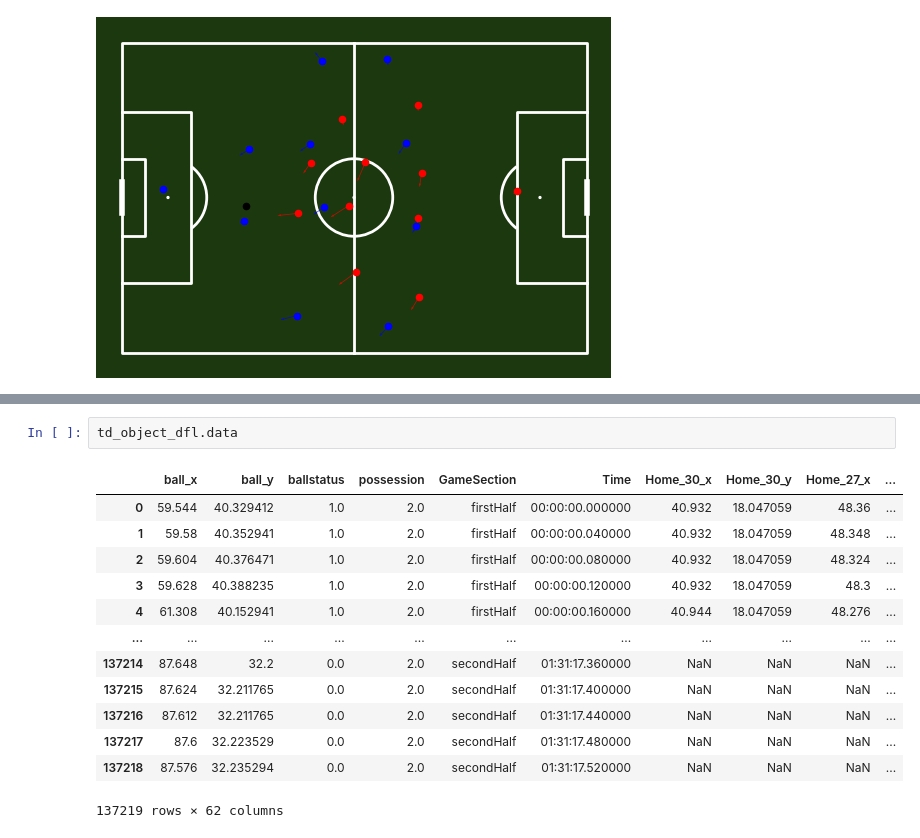
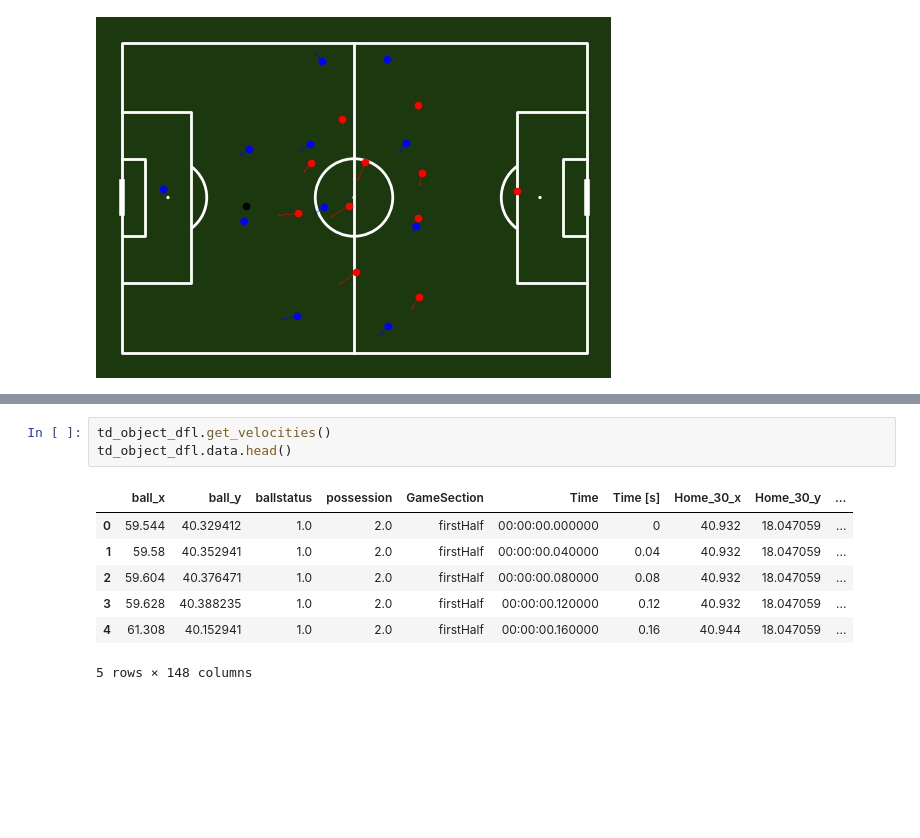
Before and after one commit to DavidB1999/My_Football_Analytics, a Jupyter notebook: Position_data/tracking_data.ipynb, the cells around one changed output, grey strips where cells are left out. Saved outputs shown, nothing was run; the diff lists cells and outputs as text; blank space fills up the shorter version.

Commit message:
debugging tracking data and pitch control

```diff
--- a/Position_data/tracking_data.ipynb
+++ b/Position_data/tracking_data.ipynb
@@ -94,16 +100,11 @@ tracking_data object of dfl of shape (137219, 62).
 # %%
-td_object_dfl.data
+td_object_dfl.get_velocities()
+td_object_dfl.data.head()
 # %% [output]
-|  | ball_x | ball_y | ballstatus | possession | GameSection | Time | Home_30_x | Home_30_y | Home_27_x | ... |
-| 0 | 59.544 | 40.329412 | 1.0 | 2.0 | firstHalf | 00:00:00.000000 | 40.932 | 18.047059 | 48.36 | ... |
-| 1 | 59.58 | 40.352941 | 1.0 | 2.0 | firstHalf | 00:00:00.040000 | 40.932 | 18.047059 | 48.348 | ... |
-| 2 | 59.604 | 40.376471 | 1.0 | 2.0 | firstHalf | 00:00:00.080000 | 40.932 | 18.047059 | 48.324 | ... |
-| 3 | 59.628 | 40.388235 | 1.0 | 2.0 | firstHalf | 00:00:00.120000 | 40.932 | 18.047059 | 48.3 | ... |
-| 4 | 61.308 | 40.152941 | 1.0 | 2.0 | firstHalf | 00:00:00.160000 | 40.944 | 18.047059 | 48.276 | ... |
-| ... | ... | ... | ... | ... | ... | ... | ... | ... | ... | ... |
-| 137214 | 87.648 | 32.2 | 0.0 | 2.0 | secondHalf | 01:31:17.360000 | NaN | NaN | NaN | ... |
-| 137215 | 87.624 | 32.211765 | 0.0 | 2.0 | secondHalf | 01:31:17.400000 | NaN | NaN | NaN | ... |
-| 137216 | 87.612 | 32.211765 | 0.0 | 2.0 | secondHalf | 01:31:17.440000 | NaN | NaN | NaN | ... |
-| 137217 | 87.6 | 32.223529 | 0.0 | 2.0 | secondHalf | 01:31:17.480000 | NaN | NaN | NaN | ... |
-| 137218 | 87.576 | 32.235294 | 0.0 | 2.0 | secondHalf | 01:31:17.520000 | NaN | NaN | NaN | ... |
+|  | ball_x | ball_y | ballstatus | possession | GameSection | Time | Time [s] | Home_30_x | Home_30_y | ... |
+| 0 | 59.544 | 40.329412 | 1.0 | 2.0 | firstHalf | 00:00:00.000000 | 0 | 40.932 | 18.047059 | ... |
+| 1 | 59.58 | 40.352941 | 1.0 | 2.0 | firstHalf | 00:00:00.040000 | 0.04 | 40.932 | 18.047059 | ... |
+| 2 | 59.604 | 40.376471 | 1.0 | 2.0 | firstHalf | 00:00:00.080000 | 0.08 | 40.932 | 18.047059 | ... |
+| 3 | 59.628 | 40.388235 | 1.0 | 2.0 | firstHalf | 00:00:00.120000 | 0.12 | 40.932 | 18.047059 | ... |
+| 4 | 61.308 | 40.152941 | 1.0 | 2.0 | firstHalf | 00:00:00.160000 | 0.16 | 40.944 | 18.047059 | ... |
-137219 rows × 62 columns
+5 rows × 148 columns
```
Also changed, not shown: parts of 10 cells of this notebook, 3 other files.
